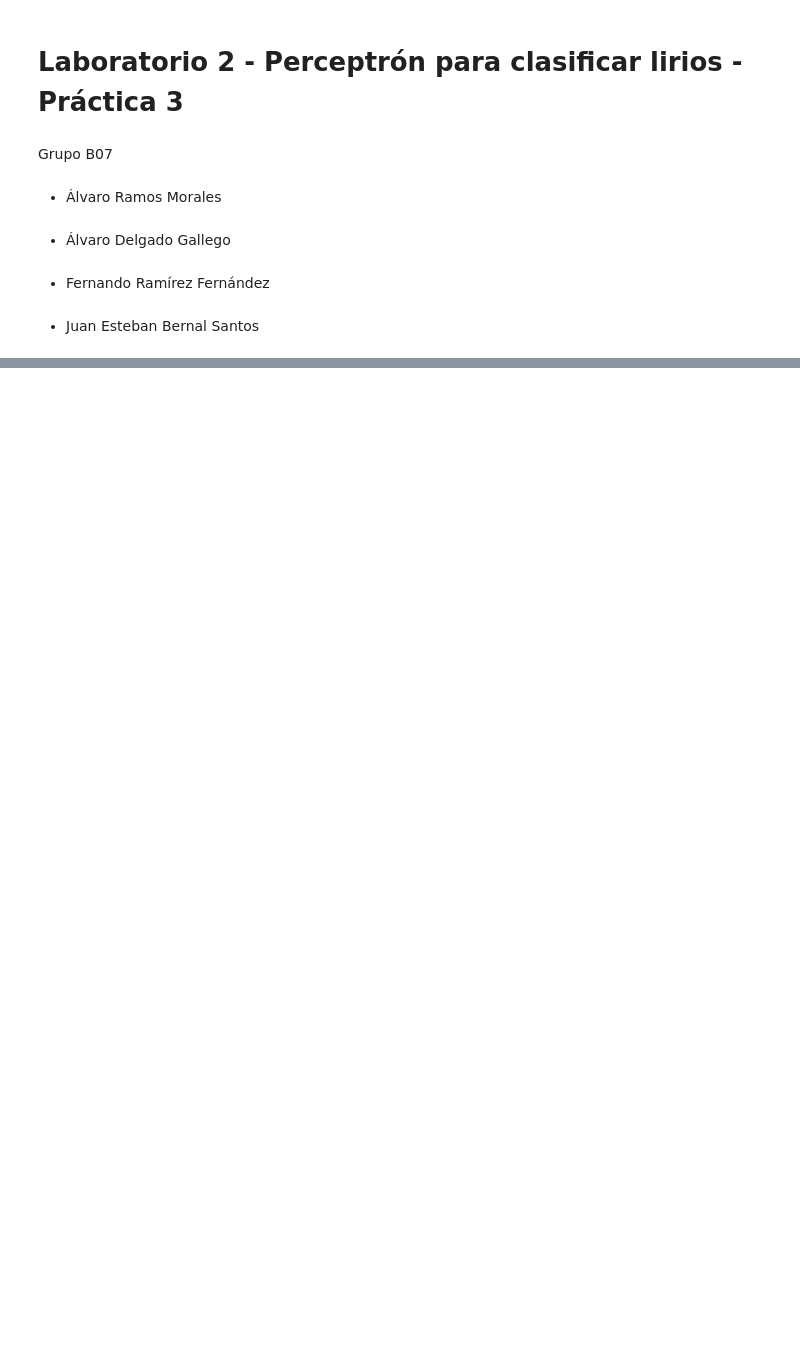
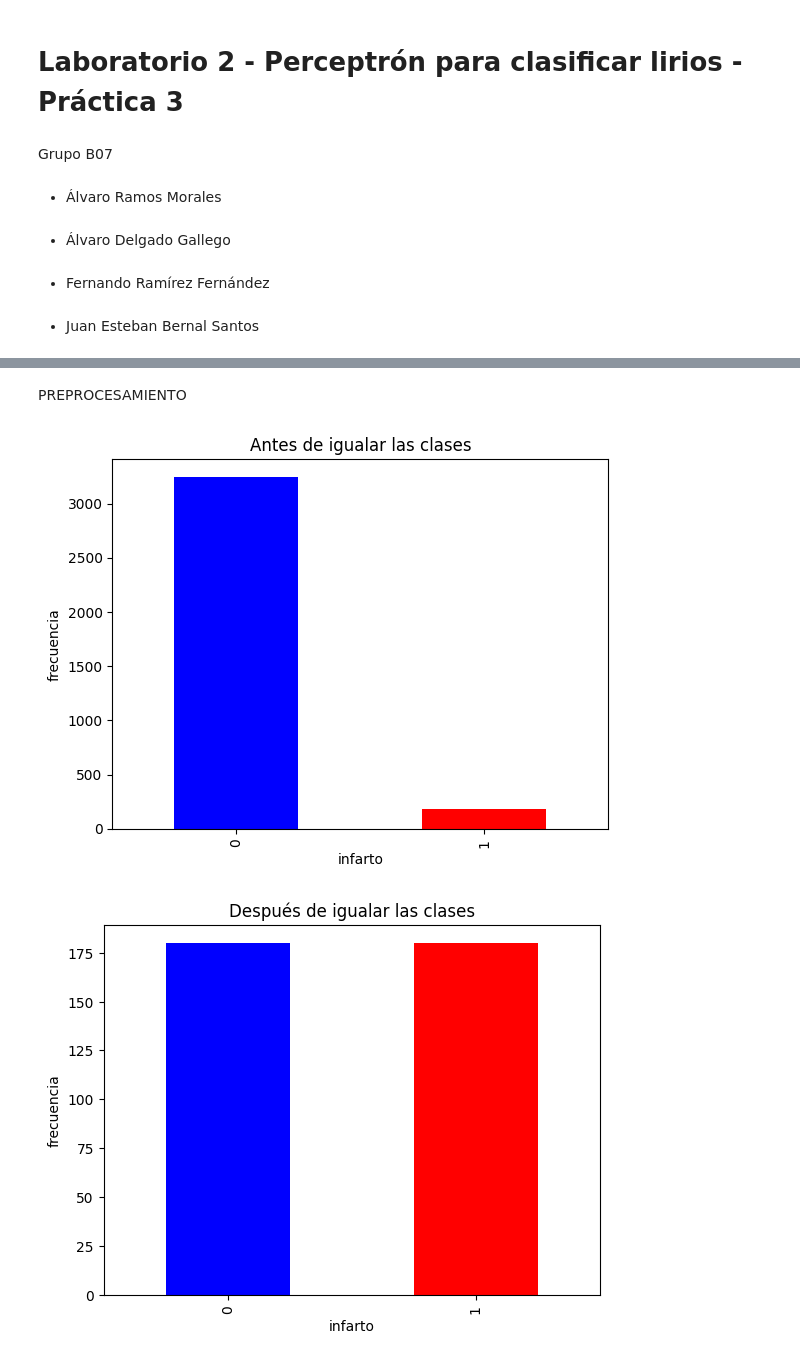
Before and after one commit to jbernal1330/IA2Lab02, a Jupyter notebook: L2P3-MLP_Infarto.ipynb, the cells around one changed output, grey strips where cells are left out. Drawn from its saved outputs; the diff is of its cells as text; code cells hidden in the pictures; blank space fills up the shorter version.

```diff
--- a/L2P3-MLP_Infarto.ipynb
+++ b/L2P3-MLP_Infarto.ipynb
@@ -16,0 +34,11 @@ Created in <span style='font-weight:600;margin-left:4px;'>Deepnote</span></a>
+# %%
+
+
+#leer datos
+data = pd.read_csv('infarto.csv', delimiter=';', na_values='N/A')
+data = data.dropna()
+data = data.drop(columns=['id'])
+#quitamos el nsnc
+data = data[data.uso_tabaco != 'NSNC']
+
+data.head(5)
@@ -16,0 +52,26 @@ Created in <span style='font-weight:600;margin-left:4px;'>Deepnote</span></a>
+# %% [markdown]
+PREPROCESAMIENTO
+# %%
+#HISTOGRAMA PARA VER LA DIFERENCIA DE CLASES
+data['infarto'].value_counts().plot(kind='bar', color=['blue', 'red'])
+#añadir las etiquetas
+plt.xlabel('infarto')
+plt.ylabel('frecuencia')
+plt.title('Antes de igualar las clases')
+plt.show()
+
+#igualar la cantidad de datos de cada clase
+#seleccionar los datos de la clase 0 y seleccionar la misma cantidad de datos de la clase 1 para igualar las clases
+data = pd.concat([data[data['infarto'] == 0].sample(n=data['infarto'].value_counts()[1]), data[data['infarto'] == 1]])
+data = data.sample(frac=1)
+
+#mostar el histograma para ver la diferencia de clases
+data['infarto'].value_counts().plot(kind='bar', color=['blue', 'red'])
+#añadir las etiquetas
+plt.title('Después de igualar las clases')
+plt.xlabel('infarto')
+plt.ylabel('frecuencia')
+plt.show()
+# %% [output]
+[figure, added]
+[figure, added]
```
Also changed, not shown: parts of 13 cells of this notebook, 1 other file.
